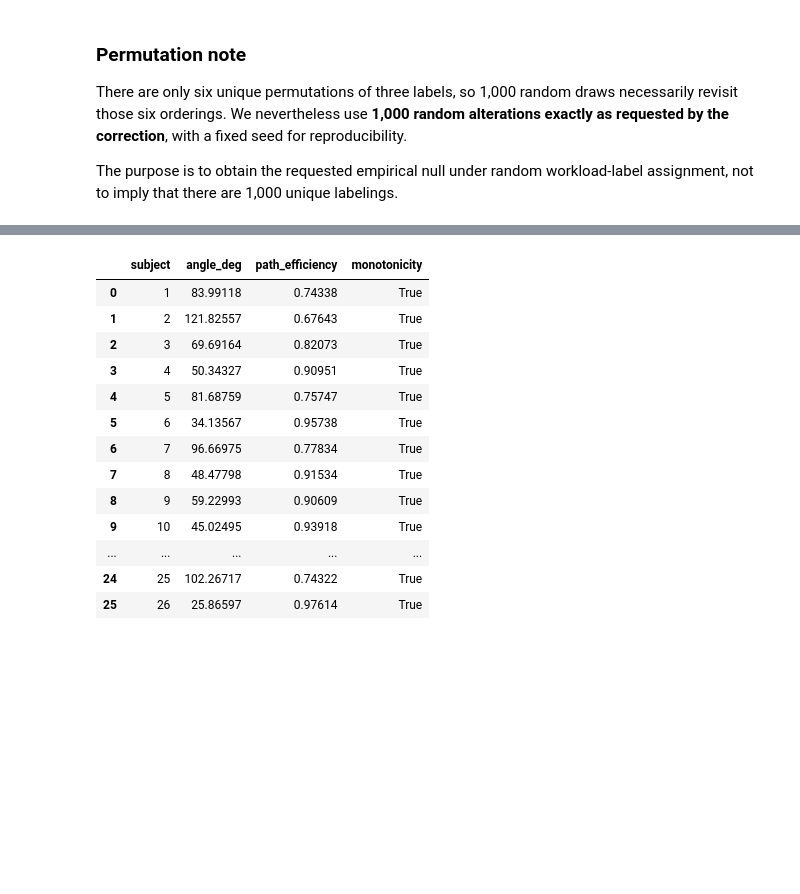
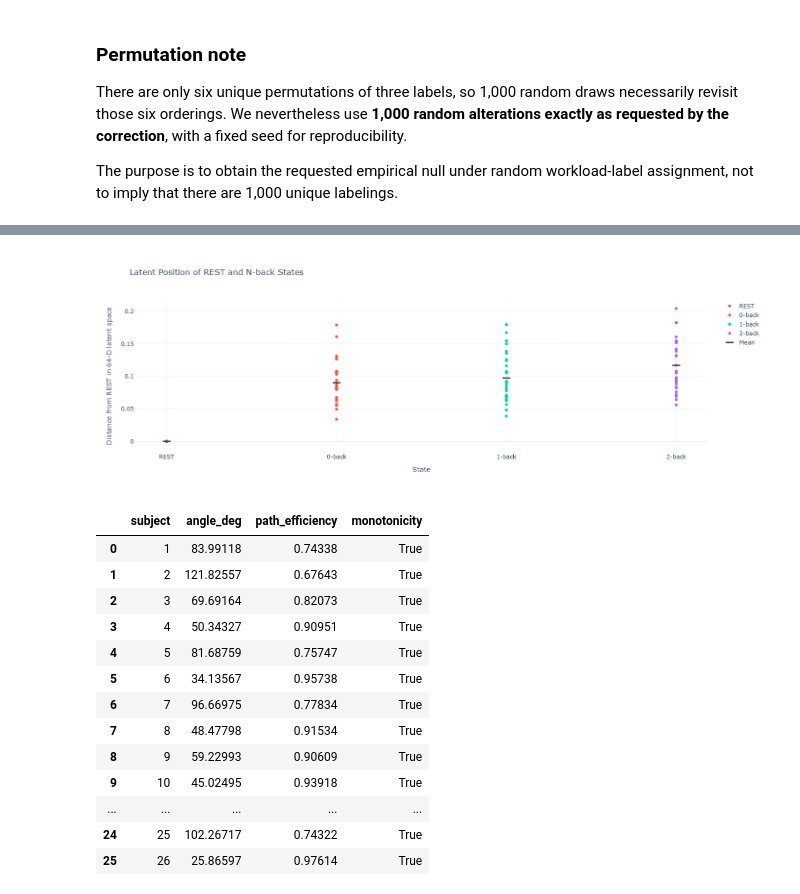
Before and after one commit to VigneshJai-Debug/fignn_cni__project, a Jupyter notebook: notebooks/FIGNN_Research_Validation.ipynb, the cells around one changed output, grey strips where cells are left out. Drawn from its saved outputs; the diff is of its cells as text; code cells hidden in the pictures; blank space fills up the shorter version.

```diff
--- a/notebooks/FIGNN_Research_Validation.ipynb
+++ b/notebooks/FIGNN_Research_Validation.ipynb
@@ -1097,2 +993,95 @@ No new monotonicity claim is introduced here. The completed analysis already con
+# %%
+# ============================================================
+# 7A. REST AND N-BACK LATENT DISTANCES — PLOTLY
+# ============================================================
+
+plot_df = pd.DataFrame({
+    "State": (
+        ["REST"] * len(rest_df)
+        + ["0-back"] * len(rest_df)
+        + ["1-back"] * len(rest_df)
+        + ["2-back"] * len(rest_df)
+    ),
+    "Distance": (
+        [0.0] * len(rest_df)
+        + rest_df["d_REST_0B"].tolist()
+        + rest_df["d_REST_1B"].tolist()
+        + rest_df["d_REST_2B"].tolist()
+    ),
+    "Subject": (
+        rest_df["subject"].tolist() * 4
+    )
+})
+
+fig = go.Figure()
+
+states = ["REST", "0-back", "1-back", "2-back"]
+
+for state in states:
+    subset = plot_df[plot_df["State"] == state]
+
+    fig.add_trace(
+        go.Scatter(
+            x=subset["State"],
+            y=subset["Distance"],
+            mode="markers",
+            name=state,
+            customdata=subset["Subject"],
+            hovertemplate=(
+                "State: %{x}<br>"
+                "Subject: %{customdata}<br>"
+                "Distance from REST: %{y:.3f}"
+                "<extra></extra>"
+            )
+        )
+    )
+
+# Mean markers
+means = [
+    0.0,
+    rest_df["d_REST_0B"].mean(),
+    rest_df["d_REST_1B"].mean(),
+    rest_df["d_REST_2B"].mean()
+]
+
+fig.add_trace(
+    go.Scatter(
+        x=states,
+        y=means,
+        mode="markers",
+        name="Mean",
+        marker=dict(
+            size=12,
+            symbol="line-ew",
+            line=dict(width=3)
+        ),
+        hovertemplate=(
+            "State: %{x}<br>"
+            "Mean distance: %{y:.3f}"
+            "<extra></extra>"
+        )
+    )
+)
+
+fig.update_layout(
+    title="Latent Position of REST and N-back States",
+    xaxis=dict(
+        title="State",
+        categoryorder="array",
+        categoryarray=states
+    ),
+    yaxis=dict(
+        title="Distance from REST in 64-D latent space"
+    ),
+    template="plotly_white",
+    height=500,
+    width=900,
+    hovermode="closest"
+)
+
+fig.show()
+fig.write_image("rest_nback_latent_distances.pdf")
+# %% [output]
+[figure, added]
 # %%
 # ============================================================
```
Also changed, not shown: parts of 13 cells of this notebook, 1 other file.
